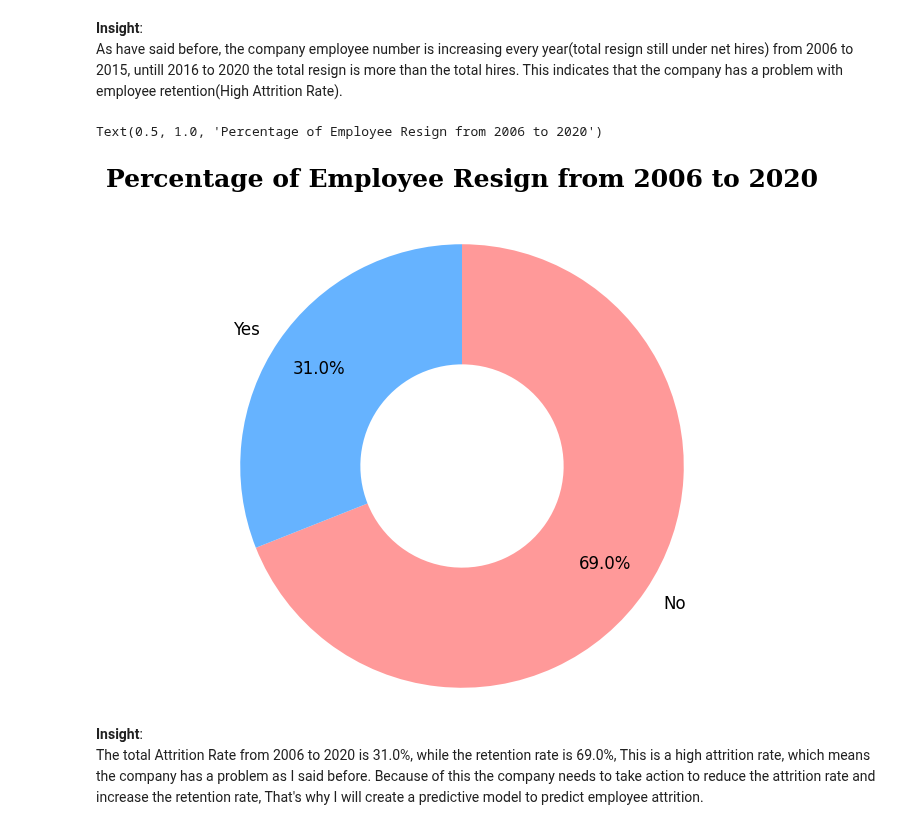
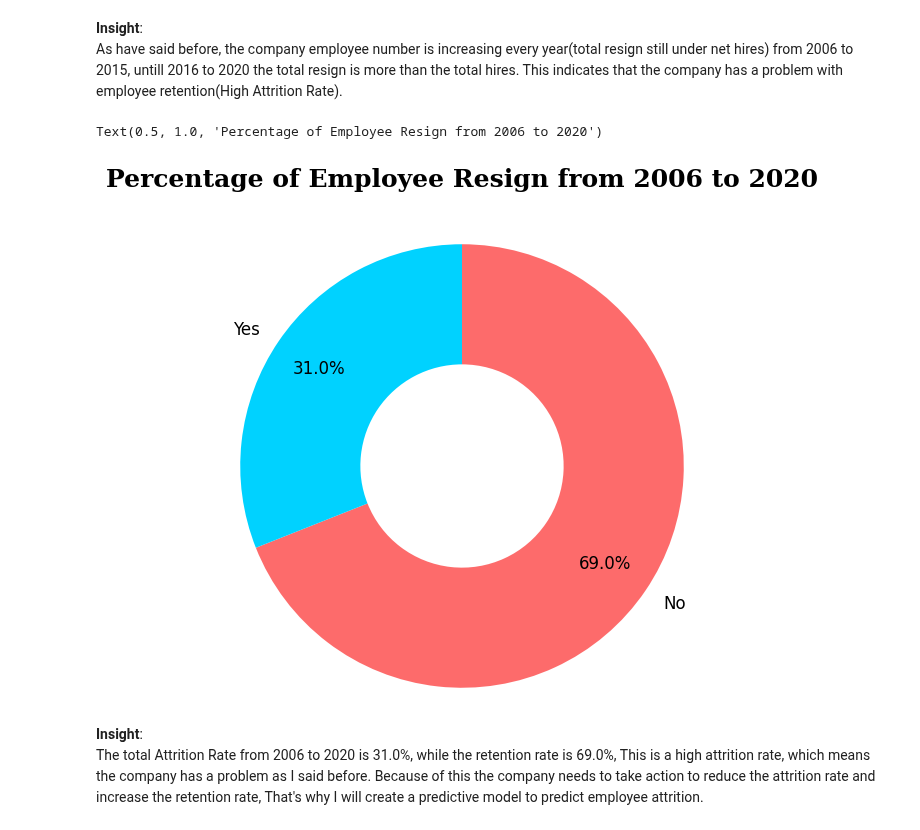
Before and after one commit to azaryasph/Improving-Employee-Retention-By-Predicting-Employee-Attrition-Using-Machine-Learning, a Jupyter notebook: notebook/predict_employee_attrition.ipynb, the cells around one changed output. Drawn from its saved outputs; the diff is of its cells as text; code cells hidden in the pictures.

```diff
--- a/notebook/predict_employee_attrition.ipynb
+++ b/notebook/predict_employee_attrition.ipynb
@@ -505,32 +506,32 @@ As have said before, the company employee number is increasing every year(total
 # %%
 # Set the figure size
 plt.figure(figsize=(15, 6))
 
 # Get the value counts of total employee resign from 'Resign' column
 resign_count = data_eda1['Resign'].value_counts()
 
 # Get the index of the value counts
 resign_index = resign_count.index
 
 
 # Create a pie chart for the total employee resign to see the percentage of employee resign
 wedges, texts, autotexts = plt.pie(
     resign_count,
     labels=resign_index,
     autopct='%1.1f%%',
     startangle=90,
-    colors=['#ff9999', '#66b3ff'],
+    colors=['#FD6B6B', '#00D2FF'],
     textprops={'fontsize': 12},
     wedgeprops=dict(width=0.65),
     pctdistance=0.78,
     radius=1.2,
     counterclock=False
 )
 
 plt.title('Percentage of Employee Resign from 2006 to 2020', fontdict=fdbold, pad=35)
 # %% [output]
 Text(0.5, 1.0, 'Percentage of Employee Resign from 2006 to 2020')
-[figure, old version]
+[figure, new version]
 # %% [markdown]
 **Insight**:<br>
 The total Attrition Rate from 2006 to 2020 is 31.0%, while the retention rate is 69.0%,
```
Also changed, not shown: parts of 8 cells of this notebook.
